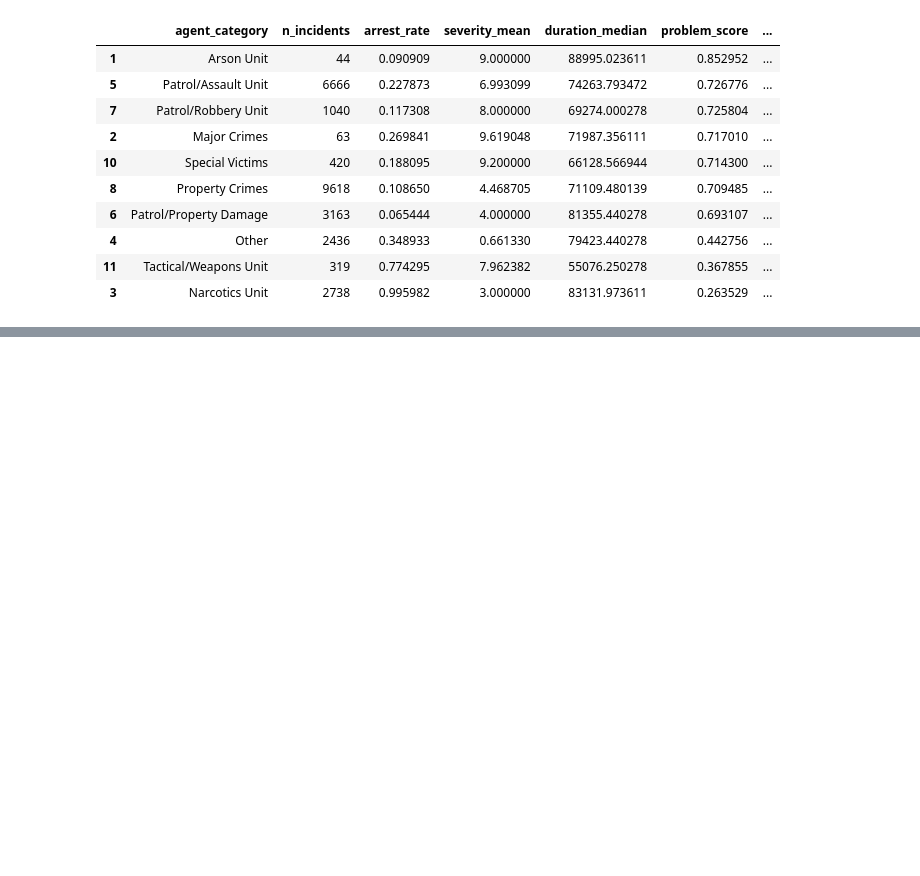
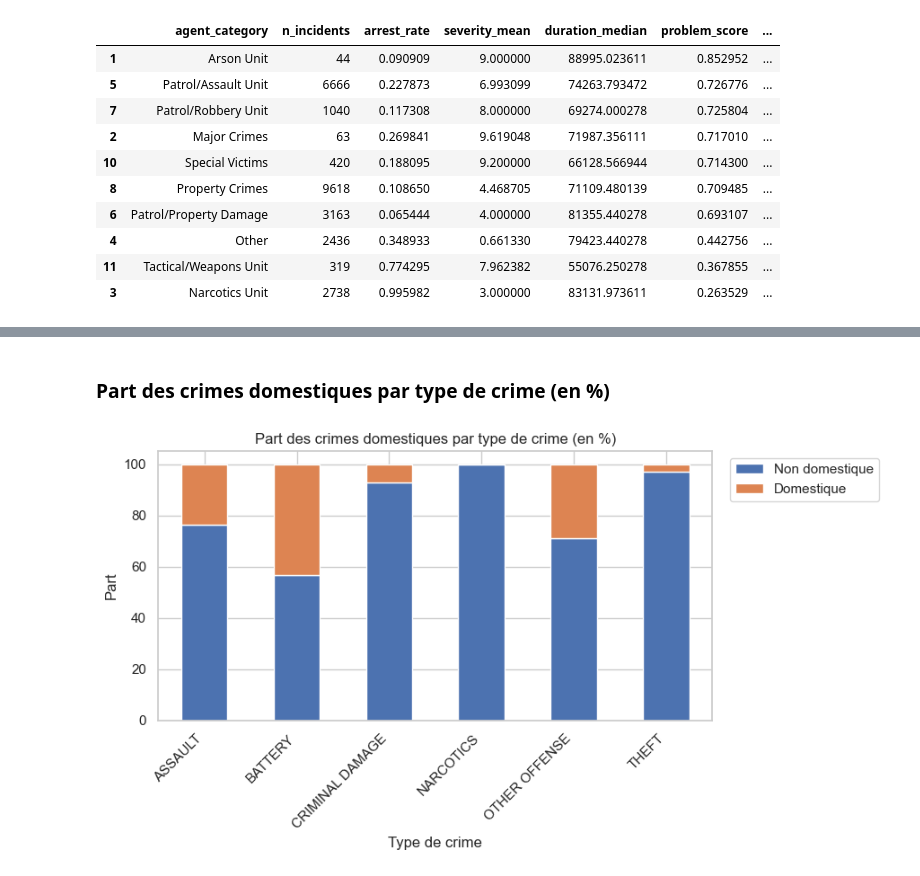
Before and after one commit to itsdav7/CrimeDB_Analysis, a Jupyter notebook: C_DB_Analysis.ipynb, the cells around one changed output, grey strips where cells are left out. Cells and saved outputs as stored; diff of their text form; code cells hidden in the pictures; blank space fills up the shorter version.

```diff
--- a/C_DB_Analysis.ipynb
+++ b/C_DB_Analysis.ipynb
@@ -772,0 +807,29 @@ Top problematic Agent Categories
+# %% [markdown]
+### Part des crimes domestiques par type de crime (en %)
+# %%
+top_types = data["Primary Type"].value_counts().head(6).index
+df_top = data[data["Primary Type"].isin(top_types)]
+
+tab = pd.crosstab(
+    df_top["Primary Type"],
+    df_top["Domestic"],
+    normalize="index"
+) * 100
+
+tab.plot(kind="bar", stacked=True, figsize=(9,5))
+
+plt.title("Part des crimes domestiques par type de crime (en %)")
+plt.ylabel("Part")
+plt.xlabel("Type de crime")
+plt.xticks(rotation=45, ha="right")
+
+plt.legend(
+    ["Non domestique", "Domestique"],
+    loc="upper left",
+    bbox_to_anchor=(1.02, 1)
+)
+
+plt.tight_layout()
+plt.show()
+# %% [output]
+[figure, added]
```
Also changed, not shown: parts of 24 cells of this notebook.
